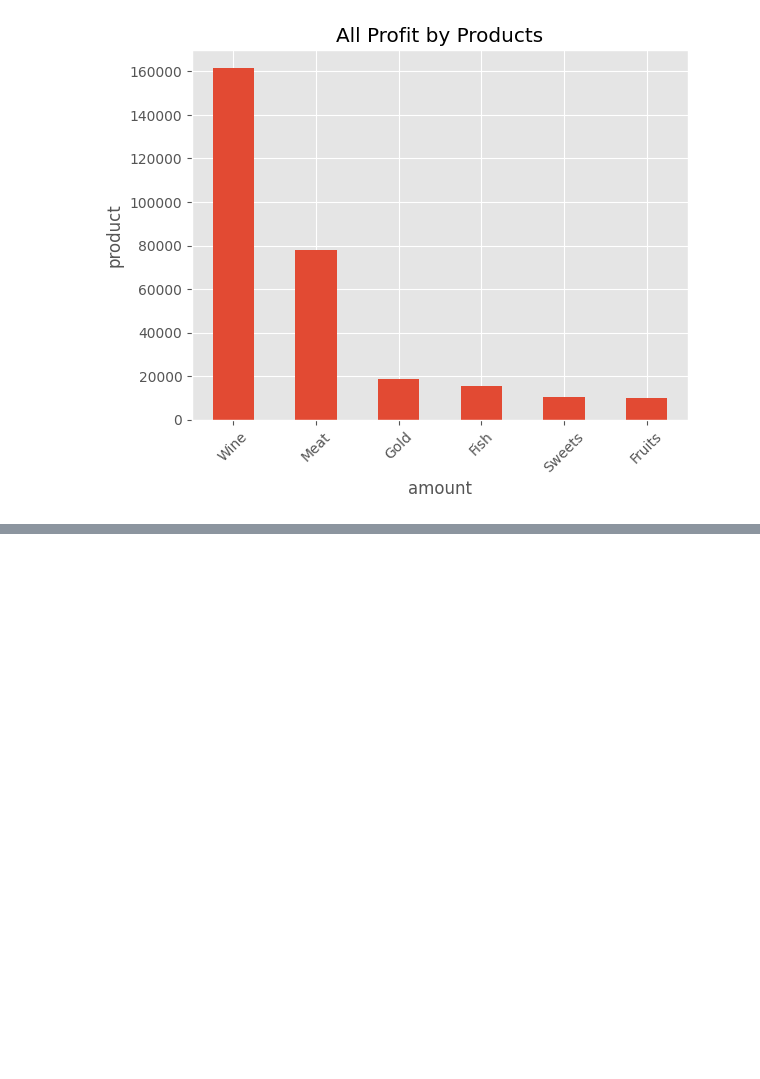
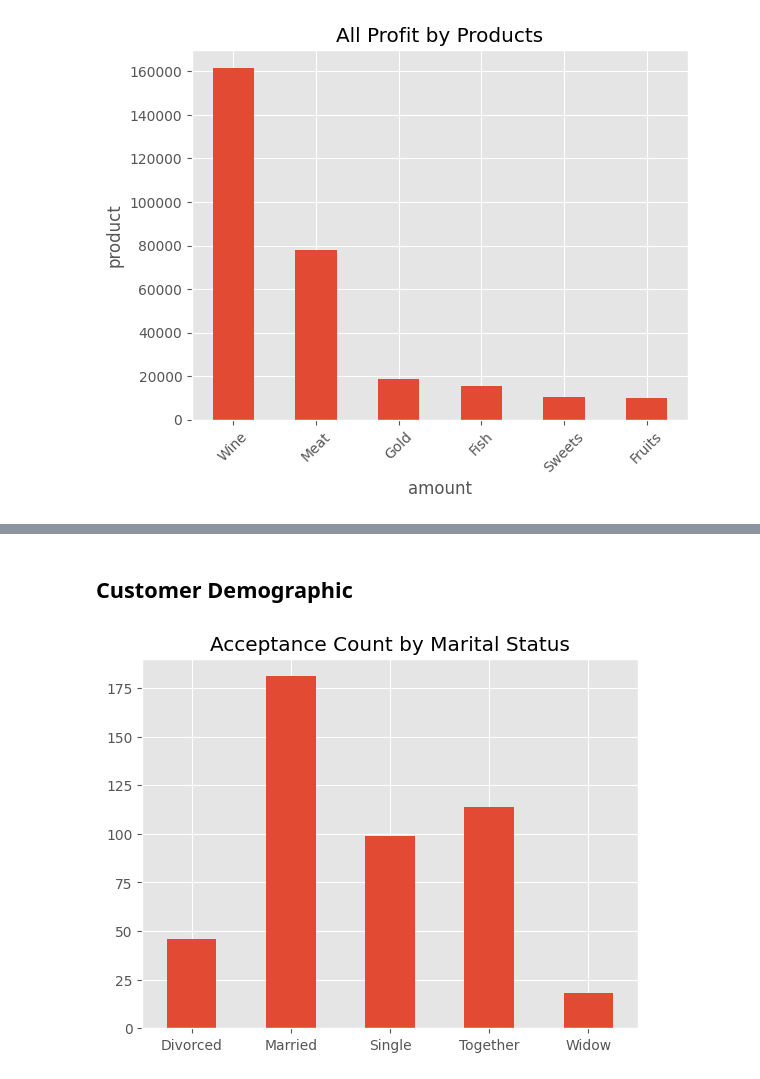
Before and after one commit to DottL/MarketingAnalysis, a Jupyter notebook: MarketingCampaignsAnalysis.ipynb, the cells around one changed output, grey strips where cells are left out. Saved outputs shown, nothing was run; the diff lists cells and outputs as text; code cells hidden in the pictures; blank space fills up the shorter version.

```diff
--- a/MarketingCampaignsAnalysis.ipynb
+++ b/MarketingCampaignsAnalysis.ipynb
@@ -200,0 +189,17 @@ camp_data.head()
+# %% [markdown]
+## Customer Demographic
+# %%
+# gets columns for customer's marital status
+marital_status = [column for column in customer if column.startswith('marital')]
+new_m_status = [status[8:]for status in marital_status] # new names for marriage columns
+marital_df = camp_data[marital_status + [campaigns[-2]]] # combined needed columns for chart
+
+new_marital_df = marital_df[marital_df['AcceptedCmpOverall'] > 0][marital_status].sum().rename(index = dict(zip(marital_status, new_m_status)))
+
+# Plotting Data
+new_marital_df.plot.bar()
+plt.xticks(rotation=0)
+plt.title("Acceptance Count by Marital Status")
+plt.show()
+# %% [output]
+[figure, added]
```
Also changed, not shown: parts of 12 cells of this notebook.
